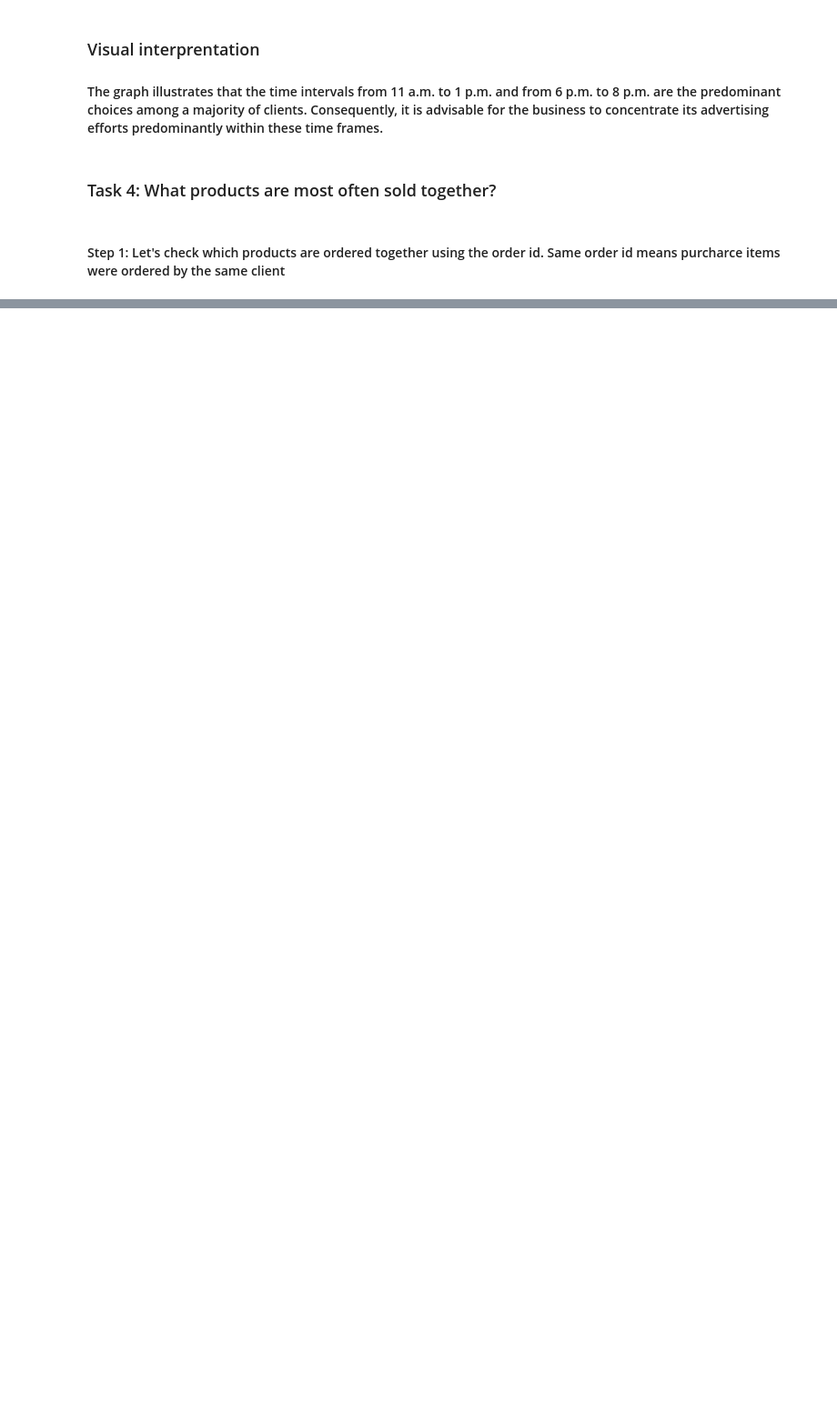
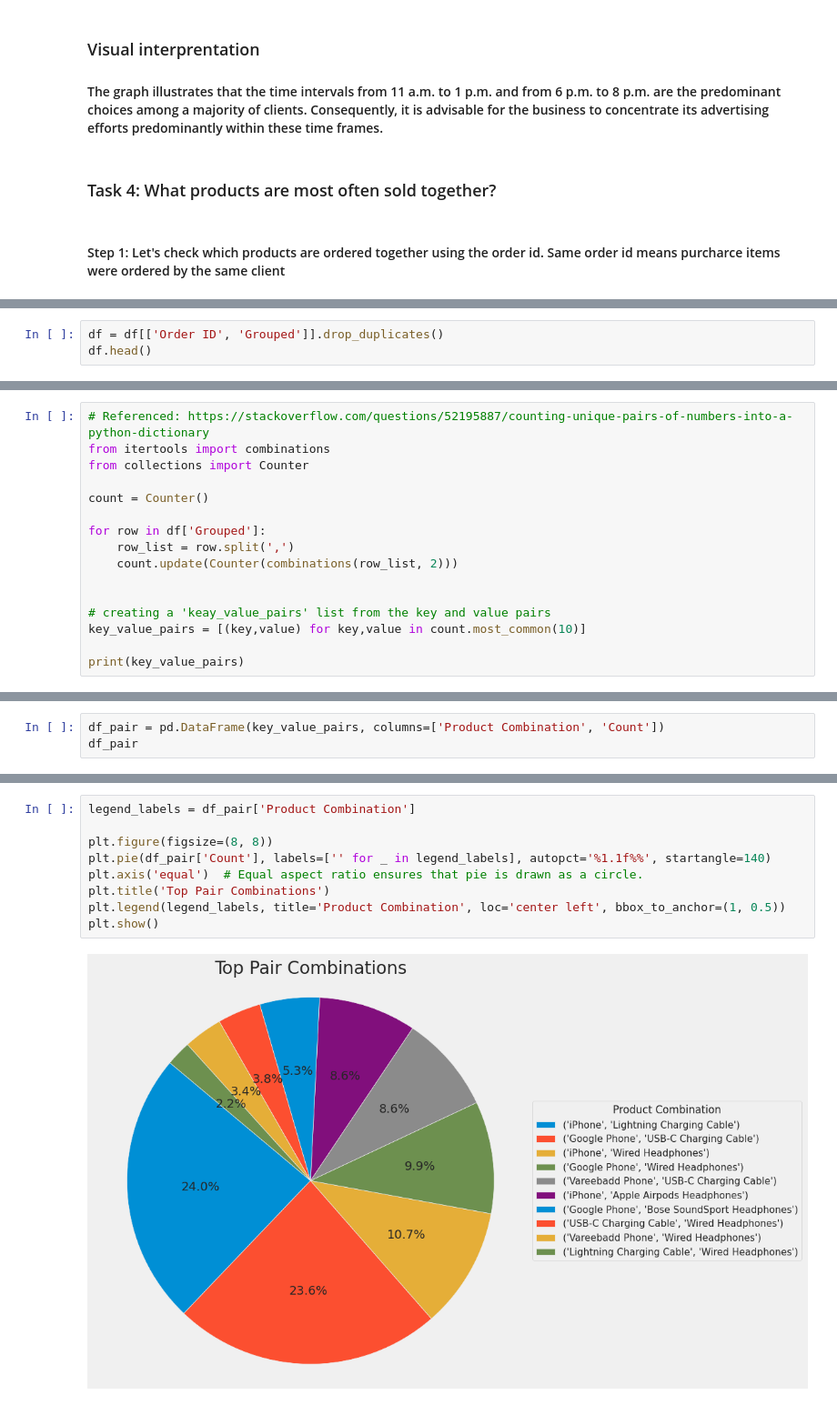
Before and after one commit to EdwinKingori/Sales_analysis, a Jupyter notebook: Sales_data_analysis.ipynb, the cells around one changed output, grey strips where cells are left out. Shown at 91% size. Saved outputs shown, nothing was run; the diff lists cells and outputs as text; blank space fills up the shorter version.

```diff
--- a/Sales_data_analysis.ipynb
+++ b/Sales_data_analysis.ipynb
@@ -588,3 +550,6 @@ df.head(10)
 | 118 | 248265 | Bose SoundSport Headphones | 1 | 99.99 | 2019-09-24 14:07:00 | 939 14th St, San Francisco, CA 94016 | 9 | 14:07:00 | ... |
 | 176 | 248323 | Google Phone | 1 | 600.00 | 2019-09-30 20:36:00 | 725 10th St, Portland, OR 97035 | 9 | 20:36:00 | ... |
 | 177 | 248323 | Bose SoundSport Headphones | 1 | 99.99 | 2019-09-30 20:36:00 | 725 10th St, Portland, OR 97035 | 9 | 20:36:00 | ... |
+# %%
+df = df[['Order ID', 'Grouped']].drop_duplicates()
+df.head()
@@ -590,0 +565,16 @@ df.head(10)
+# %%
+# Referenced: https://stackoverflow.com/questions/52195887/counting-unique-pairs-of-numbers-into-a-python-dictionary
+from itertools import combinations
+from collections import Counter
+
+count = Counter()
+
+for row in df['Grouped']:
+    row_list = row.split(',')
+    count.update(Counter(combinations(row_list, 2)))
+
+
+# creating a 'keay_value_pairs' list from the key and value pairs
+key_value_pairs = [(key,value) for key,value in count.most_common(10)]
+
+print(key_value_pairs)
@@ -590,0 +585,3 @@ df.head(10)
+# %%
+df_pair = pd.DataFrame(key_value_pairs, columns=['Product Combination', 'Count'])
+df_pair
@@ -590,0 +600,11 @@ df.head(10)
+# %%
+legend_labels = df_pair['Product Combination']
+
+plt.figure(figsize=(8, 8))
+plt.pie(df_pair['Count'], labels=['' for _ in legend_labels], autopct='%1.1f%%', startangle=140)
+plt.axis('equal')  # Equal aspect ratio ensures that pie is drawn as a circle.
+plt.title('Top Pair Combinations')
+plt.legend(legend_labels, title='Product Combination', loc='center left', bbox_to_anchor=(1, 0.5))
+plt.show()
+# %% [output]
+[figure, added]
```
Also changed, not shown: parts of 23 cells of this notebook.
